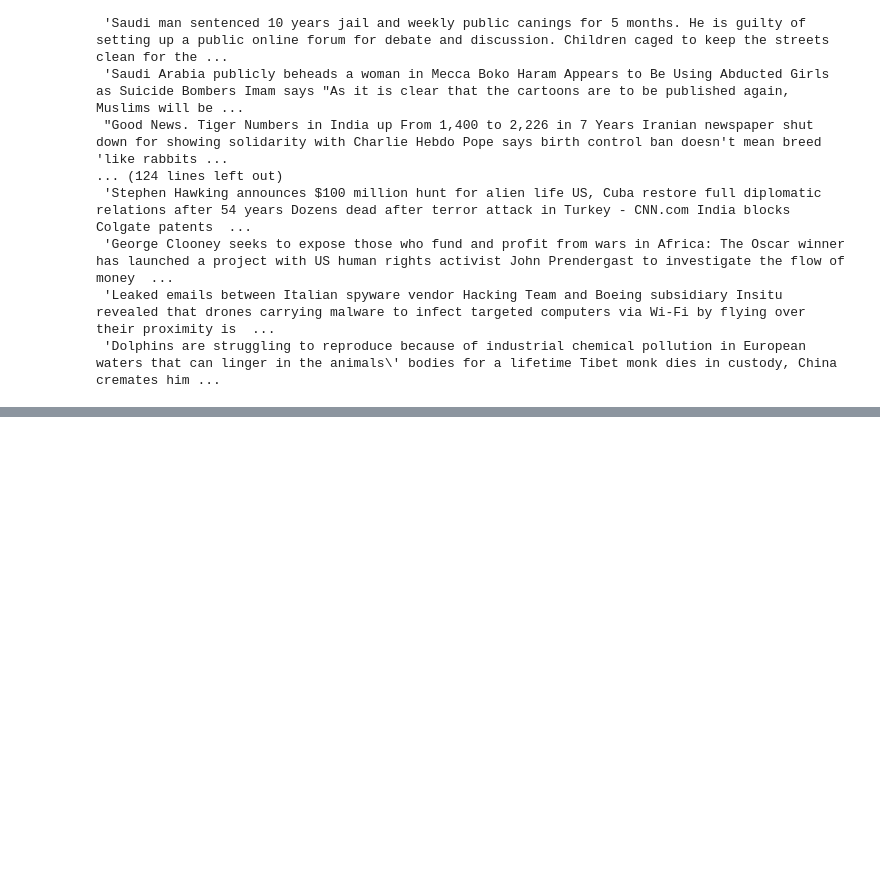
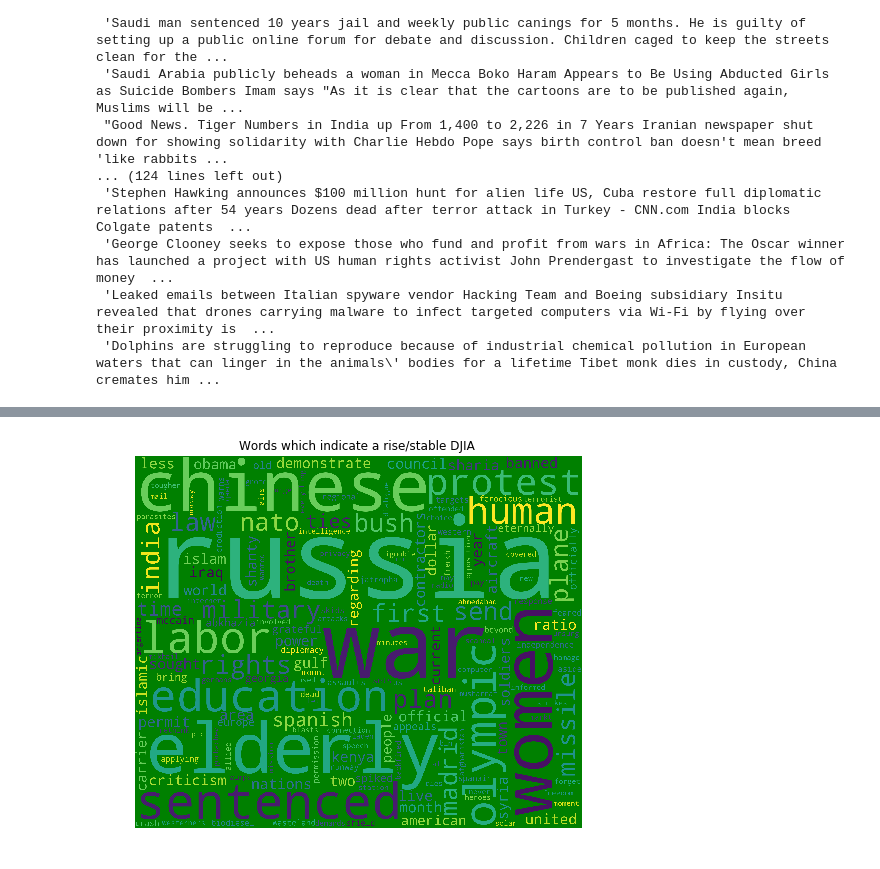
Before and after one commit to sndychvn/StockPredictionUsingNews, a Jupyter notebook: StockPredictionUsingNews.ipynb, the cells around one changed output, grey strips where cells are left out. Saved outputs shown, nothing was run; the diff lists cells and outputs as text; code cells hidden in the pictures; blank space fills up the shorter version.

```diff
--- a/StockPredictionUsingNews.ipynb
+++ b/StockPredictionUsingNews.ipynb
@@ -154,0 +215,12 @@ testheadlines
+# %%
+wordcloud2 = WordCloud(background_color='green',
+                      width=3000,
+                      height=2500
+                     ).generate(non_decrease_word[3])
+plt.figure(1,figsize=(8,8))
+plt.imshow(wordcloud2)
+plt.axis('off')
+plt.title("Words which indicate a rise/stable DJIA ")
+plt.show()
+# %% [output]
+[figure, added]
```
Also changed, not shown: parts of 9 cells of this notebook.
